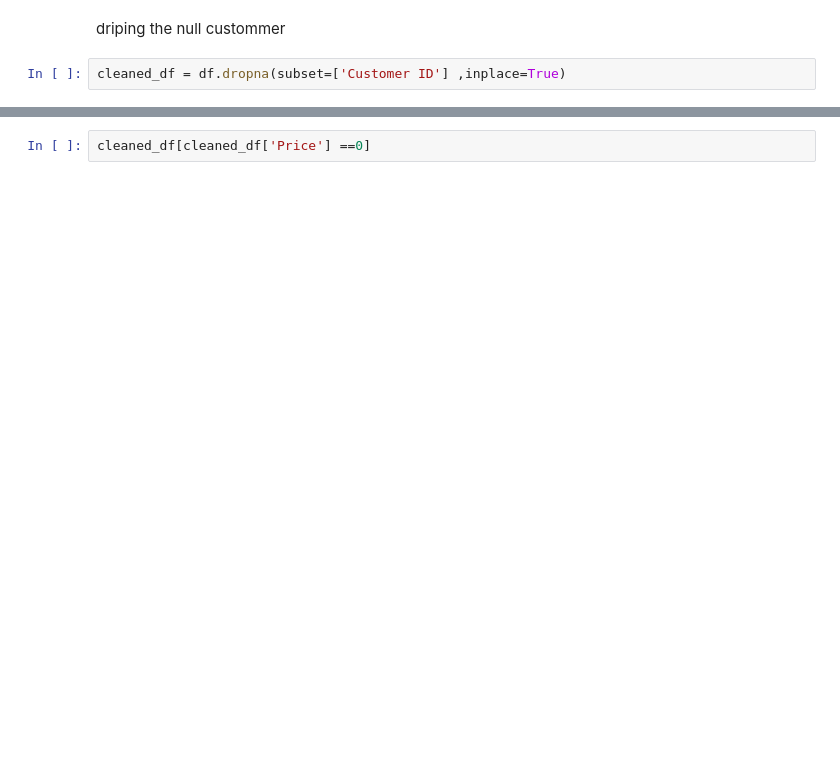
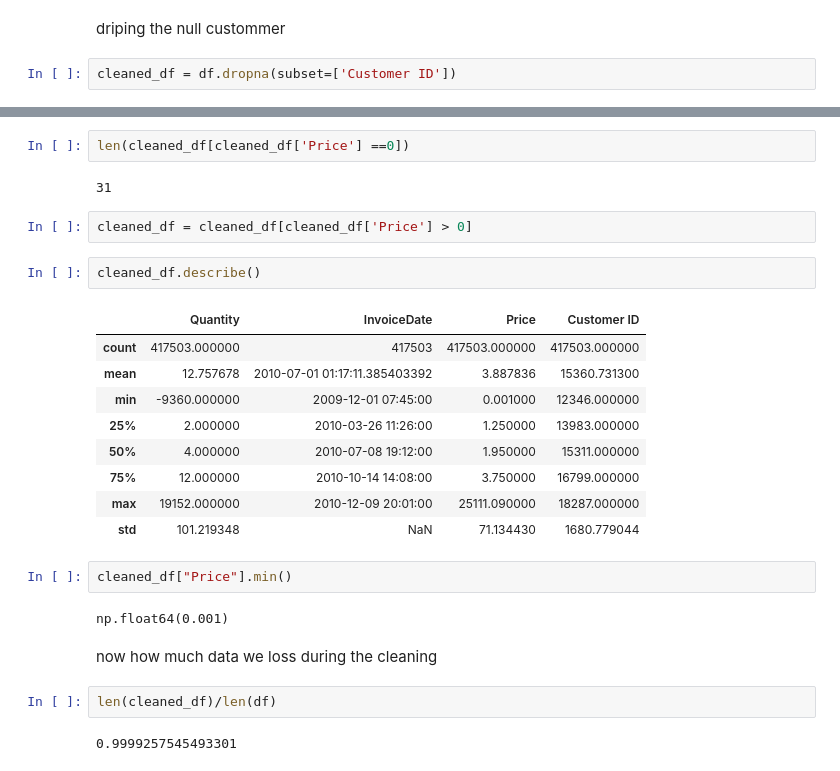
Before and after one commit to abhayyadav9/machineLearning, a Jupyter notebook: UnSupervised_learning/Kmean/customer_segmentaaaaatio.ipynb, the cells around one changed output, grey strips where cells are left out. Drawn from its saved outputs; the diff is of its cells as text; blank space fills up the shorter version.

Commit message:
Update execution counts and fix data cleaning process in customer segmentation notebook

```diff
--- a/UnSupervised_learning/Kmean/customer_segmentaaaaatio.ipynb
+++ b/UnSupervised_learning/Kmean/customer_segmentaaaaatio.ipynb
@@ -194,6 +202,6 @@ AttributeError: 'NoneType' object has no attribute 'describe'
 # %% [markdown]
 driping the null custommer
 # %%
-cleaned_df = df.dropna(subset=['Customer ID'] ,inplace=True)
+cleaned_df = df.dropna(subset=['Customer ID'])
 # %%
 cleaned_df.describe()
@@ -200,2 +218,28 @@ cleaned_df.describe()
 # %%
-cleaned_df[cleaned_df['Price'] ==0]
+len(cleaned_df[cleaned_df['Price'] ==0])
+# %% [output]
+31
+# %%
+cleaned_df = cleaned_df[cleaned_df['Price'] > 0]
+# %%
+cleaned_df.describe()
+# %% [output]
+|  | Quantity | InvoiceDate | Price | Customer ID |
+| count | 417503.000000 | 417503 | 417503.000000 | 417503.000000 |
+| mean | 12.757678 | 2010-07-01 01:17:11.385403392 | 3.887836 | 15360.731300 |
+| min | -9360.000000 | 2009-12-01 07:45:00 | 0.001000 | 12346.000000 |
+| 25% | 2.000000 | 2010-03-26 11:26:00 | 1.250000 | 13983.000000 |
+| 50% | 4.000000 | 2010-07-08 19:12:00 | 1.950000 | 15311.000000 |
+| 75% | 12.000000 | 2010-10-14 14:08:00 | 3.750000 | 16799.000000 |
+| max | 19152.000000 | 2010-12-09 20:01:00 | 25111.090000 | 18287.000000 |
+| std | 101.219348 | NaN | 71.134430 | 1680.779044 |
+# %%
+cleaned_df["Price"].min()
+# %% [output]
+np.float64(0.001)
+# %% [markdown]
+now how much data we loss during the cleaning
+# %%
+len(cleaned_df)/len(df)
+# %% [output]
+0.9999257545493301
```
Also changed, not shown: parts of 2 cells of this notebook.
